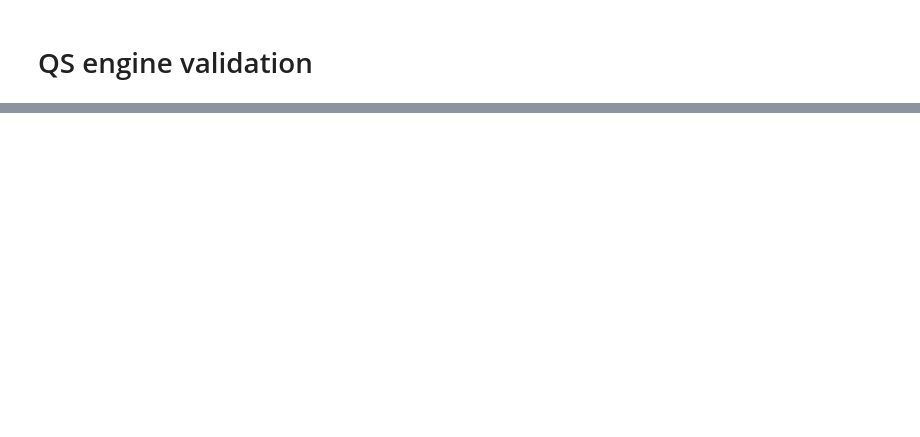
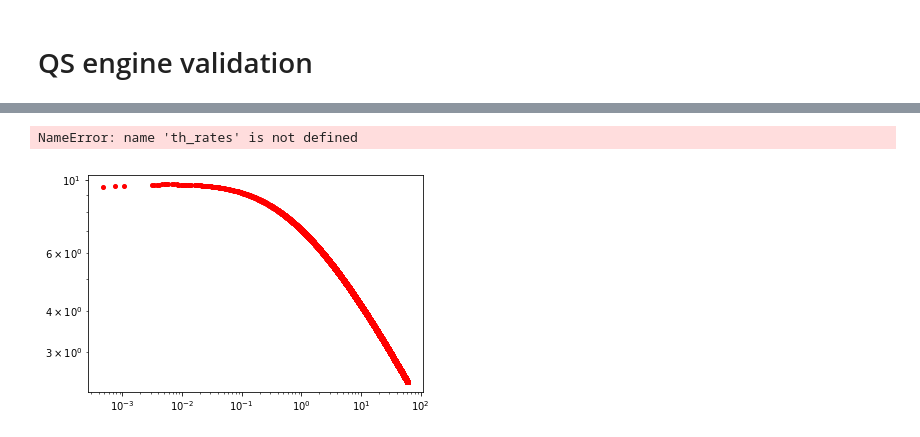
Before and after one commit to ECP-WarpX/picsar, a Jupyter notebook: src/multi_physics/test_cpu/validation_QS.ipynb, the cells around one changed output, grey strips where cells are left out. Cells and saved outputs as stored; diff of their text form; code cells hidden in the pictures; blank space fills up the shorter version.

```diff
--- a/src/multi_physics/test_cpu/validation_QS.ipynb
+++ b/src/multi_physics/test_cpu/validation_QS.ipynb
@@ -85,0 +160,26 @@ plt.show()
+# %%
+momx = np.logspace(-3, 5.0, num=200)
+chis = []
+for mm in momx:
+    chis.append(calc_chi_elec(np.array([mm,0,0]),np.array([0, 0, 0]), np.array([0, 0, 500])))
+
+tcoeff = fine_structure_constant*fine_structure_constant/tau_e
+th_rates = tcoeff*KK(np.array(chis))
+# %%
+import matplotlib.pyplot as plt
+import numpy as np
+
+x, y = np.loadtxt('qs_rate.dat', delimiter=' ', unpack=True)
+plt.loglog(x, y, 'ro', label='From QS library', markersize=4)
+plt.loglog(chis, th_rates*1e-15, label='From QS theory')
+
+plt.xlabel('$\chi_{\gamma}$')
+plt.ylabel('$dN_{QS}/dt$ (fs$^{-1}$)')
+plt.title('Photon production rate')
+plt.legend()
+#plt.ylim(1e-5, 1)
+#plt.xlim(1e-2,1e3)
+plt.show()
+# %% [output]
+NameError: name 'th_rates' is not defined
+[figure, added]
```
Also changed, not shown: parts of 8 cells of this notebook, 3 other files.
